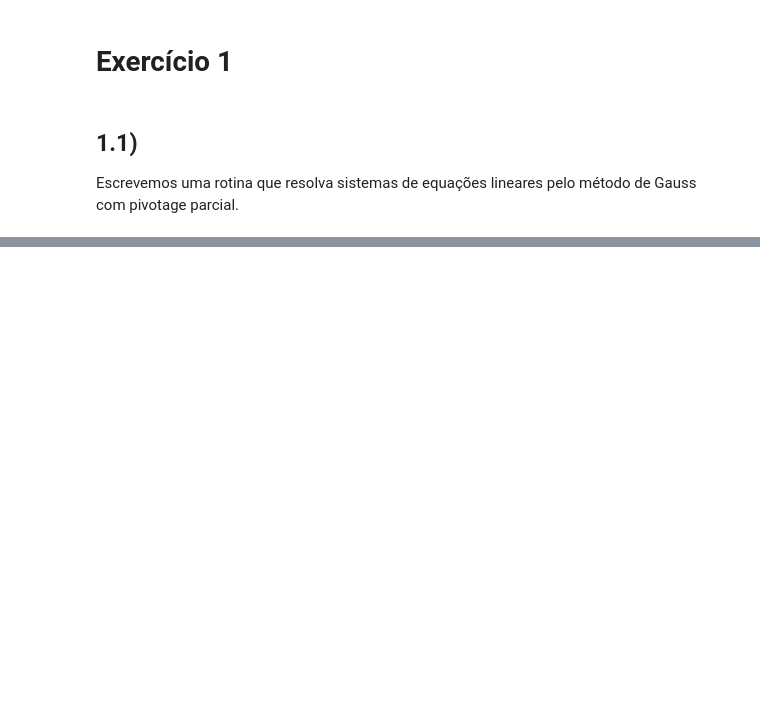
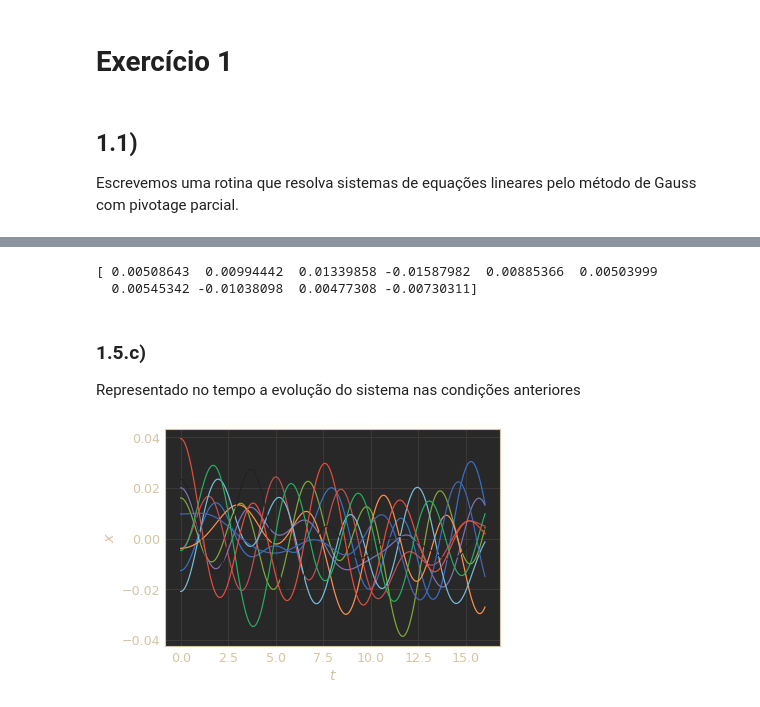
Before and after one commit to ruimpz/comp-phys, a Jupyter notebook: 2019-TPC2/TPC2.ipynb, the cells around one changed output, grey strips where cells are left out. Drawn from its saved outputs; the diff is of its cells as text; code cells hidden in the pictures; blank space fills up the shorter version.

```diff
--- a/2019-TPC2/TPC2.ipynb
+++ b/2019-TPC2/TPC2.ipynb
@@ -116,0 +175,13 @@ $\left(X_{i}-X_{i-1}\right)+\left(X_{i+1}-X_{i}\right) = 0$.
+# %%
+def eigen(A, epsilon = 1e-12):
+    n = len(A)
+    V = np.identity(n, float)
+    diag = False
+    while not diag:
+        diag = True
+        Q, R = QR_decomp(A, n)
+        A = np.dot(R, Q)
+        V = np.dot(V, Q)
+        if abs(A.sum() - np.diag(A).sum()) > epsilon:
+            diag = False
+    return np.diag(A), V
@@ -116,0 +190,14 @@ $\left(X_{i}-X_{i-1}\right)+\left(X_{i+1}-X_{i}\right) = 0$.
+# %%
+n = 10
+ks = np.random.normal(1, .1, n + 1)
+l, d, u, v = get_coeffs(n, ks)
+A = np.diag(d) + np.diag(l, k=-1) + np.diag(l, k=1)
+B = np.copy(A)
+Xeq = tridiag(l, d, u, v)
+L, U = eigen(A)
+L = -np.absolute(L)
+print("Valores próprios")
+print(L)
+print("Vetores próprios")
+for u in U:
+    print(u)
@@ -116,0 +248,25 @@ $\left(X_{i}-X_{i-1}\right)+\left(X_{i+1}-X_{i}\right) = 0$.
+# %%
+x0 = np.random.uniform(-1/2/(n + 1), 1/2/(n + 1), n)
+A = sp.solve(2*U, x0)
+print(A)
+# %% [output]
+[ 0.00508643  0.00994442  0.01339858 -0.01587982  0.00885366  0.00503999
+  0.00545342 -0.01038098  0.00477308 -0.00730311]
+# %% [markdown]
+### 1.5.c)
+Representado no tempo a evolução do sistema nas condições anteriores
+# %%
+ts = np.linspace(0, 16, 1000)
+Xs = np.zeros((n, len(ts)), float)
+for i in range(n):
+    xs = .0 * ts
+    for j, t in enumerate(ts):
+        E = 2 * np.cos(t * np.sqrt(-L))
+        xs[j] = U[i,:].dot(A*E)
+    Xs[i] = Xeq[i] + xs
+    plt.plot(ts, xs)
+plt.xlabel(r"$t$")
+plt.ylabel(r"$x$")
+plt.show()
+# %% [output]
+[figure, added]
```
Also changed, not shown: parts of 40 cells of this notebook.
